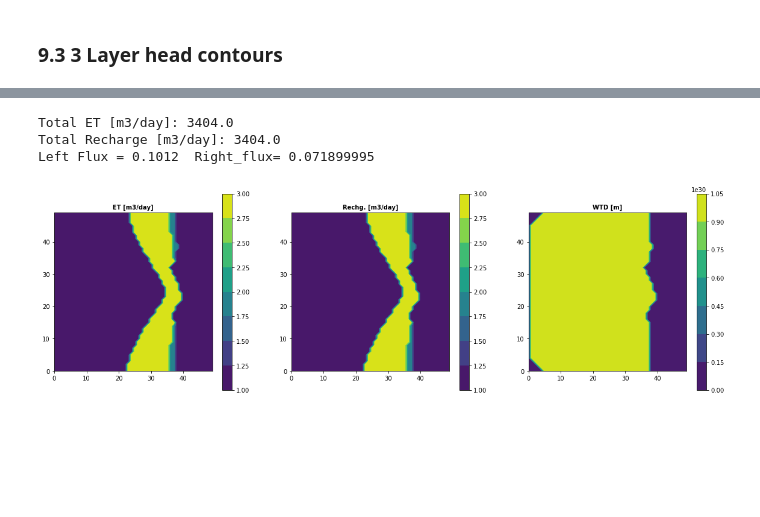
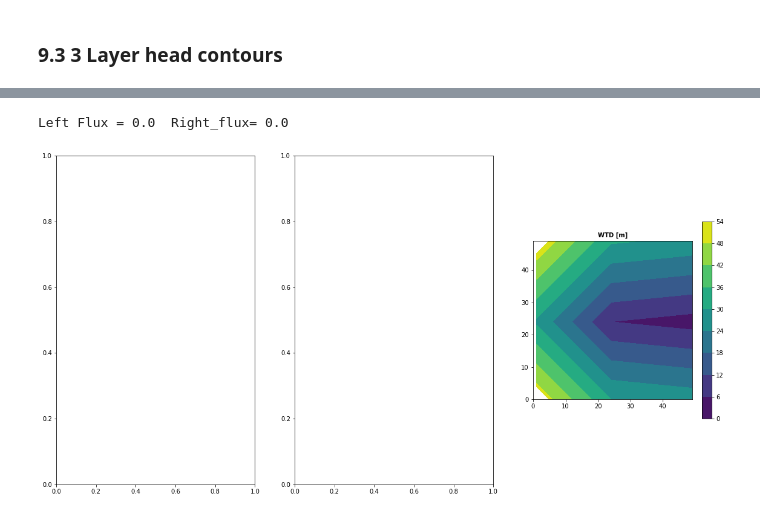
Before and after one commit to GW-modelling-Spring2022/homework-david-edu-morales, a Jupyter notebook: Working/HW12_WatershedModel/project2.ipynb, the cells around one changed output, grey strips where cells are left out. Saved outputs shown, nothing was run; the diff lists cells and outputs as text; code cells hidden in the pictures; blank space fills up the shorter version.

Commit message:
hw12 - head vs head_arr
Fixed the head object by replacing all -999.99 values with NaN value

```diff
--- a/Working/HW12_WatershedModel/project2.ipynb
+++ b/Working/HW12_WatershedModel/project2.ipynb
@@ -492,22 +488,23 @@ plt.savefig(img_path+'contour-map_'+m3_fig)
 # %%
 headobj = bf.HeadFile(proj+'.hds')    #reads the binary head file
 times = headobj.get_times()                #returns a list of timesteps
-head = headobj.get_data(totim=times[0])        #returns a numpy array of heads for specified time (last timestep)
+head = headobj.get_data(totim=times[0]) #returns a numpy array of heads for specified time (last timestep)
+head[head == -999.99] = np.nan
 
 budgobj = bf.CellBudgetFile(proj+'.cbc')  # reads the cell budget file
 kstpkper_list = budgobj.get_kstpkper() #returns a list of stress periods & timesteps
 
 #Get the ET from the cell budget files
-et = budgobj.get_data(text='et', totim=1.0)
-et_vals = np.squeeze(et)[0,:,:] #This is a matrix of the ET fluxes [m3/day]
-et_tot= np.sum(et_vals)
-print("Total ET [m3/day]:", et_tot) #This is the total ET flux across the domain
+# et = budgobj.get_data(text='et', totim=1.0)
+# #et_vals = np.squeeze(et)[0,:,:] #This is a matrix of the ET fluxes [m3/day]
+# et_tot= np.sum(et_vals)
+# print("Total ET [m3/day]:", et_tot) #This is the total ET flux across the domain
 
 #Get the recharge from the cell budget files
-recharge = budgobj.get_data(text='recharge', totim=1.0)
-recharge_vals = np.squeeze(recharge)[0,:,:] #This is a matrix of the recharge fluxes [m3/day]
-rch_tot = np.sum(recharge_vals)
-print("Total Recharge [m3/day]:", rch_tot)  # This is the total recharge flux across the domain
+# recharge = budgobj.get_data(text='recharge', totim=1.0)
+# #recharge_vals = np.squeeze(recharge)[0,:,:] #This is a matrix of the recharge fluxes [m3/day]
+# rch_tot = np.sum(recharge_vals)
+#print("Total Recharge [m3/day]:", rch_tot)  # This is the total recharge flux across the domain
 
 
 # Get the flow rates on the cell right and front faces
@@ -523,43 +520,42 @@ left_tot = np.sum(leftflux)
 
 print('Left Flux =', left_tot, " Right_flux=", right_tot)
 # %% [output]
-Total ET [m3/day]: 3404.0
-Total Recharge [m3/day]: 3404.0
-Left Flux = 0.1012  Right_flux= 0.071899995
+Left Flux = 0.0  Right_flux= 0.0
 # %%
 #Plot ET, Recharge and WTD
 fig, (ax1, ax2, ax3) = plt.subplots(1, 3)
 fig.set_figheight(10) # calls within one line, fig(figure=(y,x))
 fig.set_figwidth(20)
 
-#ET
-#ax1.set_xlabel('Lx (m)', fontsize=10)
-#ax1.set_ylabel('Ly (m)', fontsize=10)
-ax1.set_title('ET [m3/day]', fontsize=10, fontweight='bold')
-ax1.set_aspect('equal', 'box')
-etplot = ax1.contourf(np.flipud(et_vals))
-fig.colorbar(etplot, ax=ax1, shrink=0.6)
+# #ET
+# #ax1.set_xlabel('Lx (m)', fontsize=10)
+# #ax1.set_ylabel('Ly (m)', fontsize=10)
+# ax1.set_title('ET [m3/day]', fontsize=10, fontweight='bold')
+# ax1.set_aspect('equal', 'box')
+# etplot = ax1.contourf(np.flipud(et_vals))
+# fig.colorbar(etplot, ax=ax1, shrink=0.6)
 
 
-#Recharge
-#ax2.set_xlabel('Lx (m)', fontsize=10)
-#ax2.set_ylabel('Ly (m)', fontsize=10)
-ax2.set_title('Rechg. [m3/day]', fontsize=10, fontweight='bold')
-ax2.set_aspect('equal','box')
-rchplot = ax2.contourf(np.flipud(recharge_vals))
-fig.colorbar(rchplot, ax=ax2, shrink=0.6)
+# #Recharge
+# #ax2.set_xlabel('Lx (m)', fontsize=10)
+# #ax2.set_ylabel('Ly (m)', fontsize=10)
+# ax2.set_title('Rechg. [m3/day]', fontsize=10, fontweight='bold')
+# ax2.set_aspect('equal','box')
+# rchplot = ax2.contourf(np.flipud(recharge_vals))
+# fig.colorbar(rchplot, ax=ax2, shrink=0.6)
 
 
-#WTD
+## WTD ##
 #Calcualte WTD at the domain thickness (ztop) minus the head
 WTD = ztop-head
 #ax3.set_xlabel('Lx (m)', fontsize=10)
 #ax3.set_ylabel('Ly (m)', fontsize=10)
 ax3.set_title('WTD [m]', fontsize=10, fontweight='bold')
 ax3.set_aspect('equal','box')
+
 wtdplot = ax3.contourf(np.flipud(WTD[0,:,:]))
 fig.colorbar(wtdplot, ax=ax3, shrink=0.6)
 
 plt.show()
 # %% [output]
-[figure, old version]
+[figure, new version]
```
Also changed, not shown: parts of 7 cells of this notebook, 1 other file.
